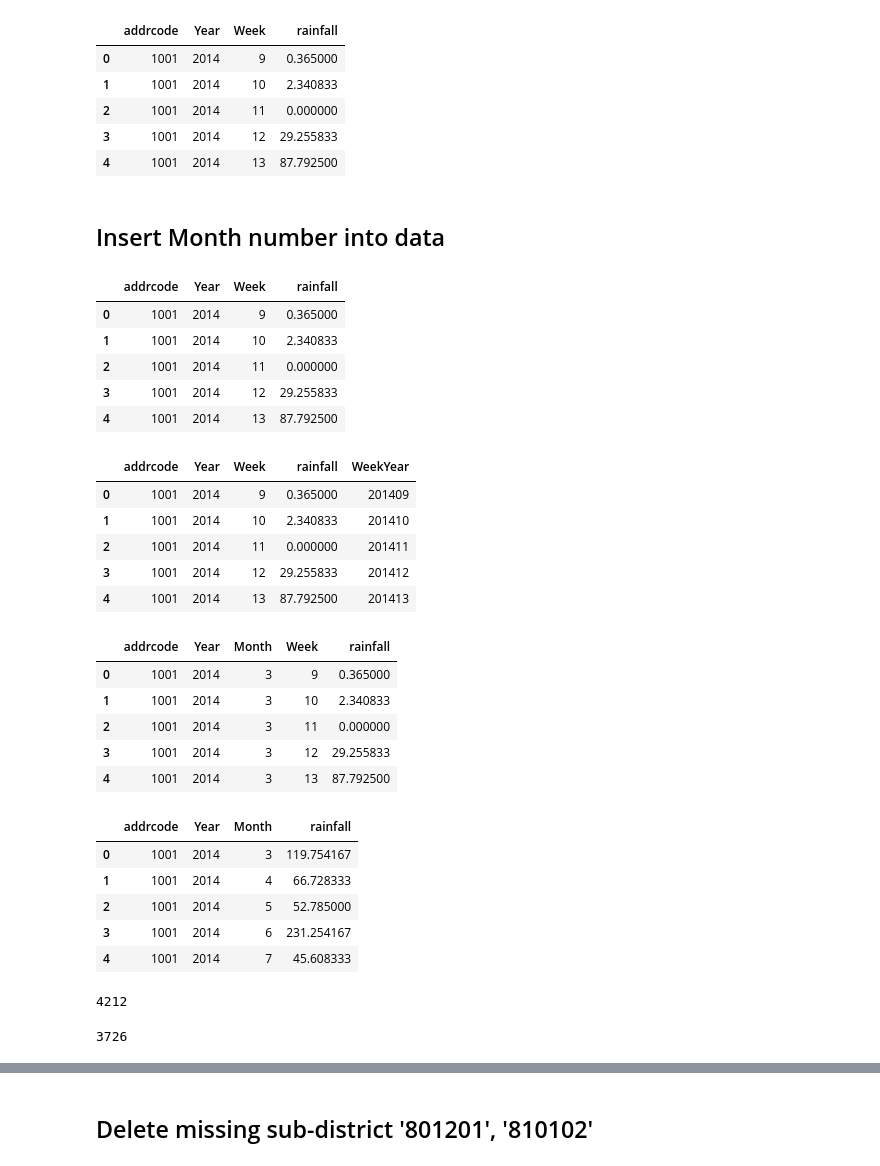
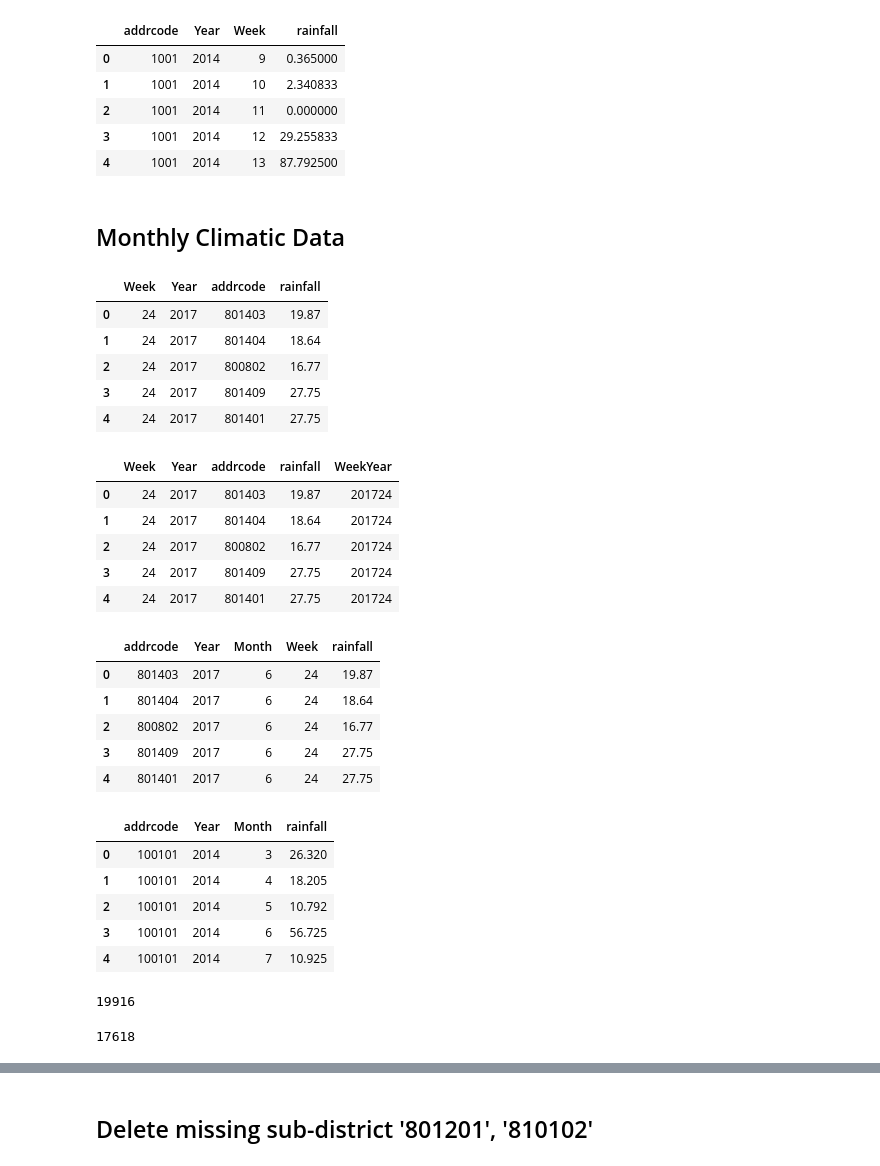
Before and after one commit to boonpakornn/dengue_data_statistic, a Jupyter notebook: Data Statistics.ipynb, the cells around one changed output, grey strips where cells are left out. Saved outputs shown, nothing was run; the diff lists cells and outputs as text; code cells hidden in the pictures.

```diff
--- a/Data Statistics.ipynb
+++ b/Data Statistics.ipynb
@@ -527,20 +519,20 @@ df_rain_dist.head()
 | 4 | 1001 | 2014 | 13 | 87.792500 |
 # %%
 df_rain_dist.to_csv('Data/Climatic Data/Rainfall_dist.csv', encoding = 'utf-8')
-# %% [markdown]
-## Insert Month number into data
+# %% [markdown]
+## Monthly Climatic Data
 # %%
-df_lst_dist = pd.read_csv(os.path.join('Data','Climatic Data','Rainfall_dist.csv'), index_col = 0)
+df_lst_dist = pd.read_csv(os.path.join('Data','Climatic Data','Rainfall_subdist.csv'))
 df_lst_dist['Week'] = df_lst_dist['Week'].astype(str)
 df_lst_dist['Year'] = df_lst_dist['Year'].astype(str)
 df_lst_dist.head()
 # %% [output]
-|  | addrcode | Year | Week | rainfall |
-| 0 | 1001 | 2014 | 9 | 0.365000 |
-| 1 | 1001 | 2014 | 10 | 2.340833 |
-| 2 | 1001 | 2014 | 11 | 0.000000 |
-| 3 | 1001 | 2014 | 12 | 29.255833 |
-| 4 | 1001 | 2014 | 13 | 87.792500 |
+|  | Week | Year | addrcode | rainfall |
+| 0 | 24 | 2017 | 801403 | 19.87 |
+| 1 | 24 | 2017 | 801404 | 18.64 |
+| 2 | 24 | 2017 | 800802 | 16.77 |
+| 3 | 24 | 2017 | 801409 | 27.75 |
+| 4 | 24 | 2017 | 801401 | 27.75 |
 # %%
 weekyear = []
 for i in range(len(df_lst_dist)):
@@ -553,12 +545,12 @@ df_lst_dist['WeekYear'] = weekyear
 df_lst_dist['WeekYear'] = df_lst_dist['WeekYear'].astype(int)
 df_lst_dist.head()
 # %% [output]
-|  | addrcode | Year | Week | rainfall | WeekYear |
-| 0 | 1001 | 2014 | 9 | 0.365000 | 201409 |
-| 1 | 1001 | 2014 | 10 | 2.340833 | 201410 |
-| 2 | 1001 | 2014 | 11 | 0.000000 | 201411 |
-| 3 | 1001 | 2014 | 12 | 29.255833 | 201412 |
-| 4 | 1001 | 2014 | 13 | 87.792500 | 201413 |
+|  | Week | Year | addrcode | rainfall | WeekYear |
+| 0 | 24 | 2017 | 801403 | 19.87 | 201724 |
+| 1 | 24 | 2017 | 801404 | 18.64 | 201724 |
+| 2 | 24 | 2017 | 800802 | 16.77 | 201724 |
+| 3 | 24 | 2017 | 801409 | 27.75 | 201724 |
+| 4 | 24 | 2017 | 801401 | 27.75 | 201724 |
 # %%
 df_lst_dist['LastDayWeek'] = pd.to_datetime((df_lst_dist['WeekYear']-1).astype(str) + "6", format="%Y%U%w")
 df_lst_dist['Month'] = pd.DatetimeIndex(df_lst_dist['LastDayWeek']).month
@@ -568,29 +560,29 @@ df_lst_dist = df_lst_dist[['addrcode','Year','Month','Week','rainfall']]
 df_lst_dist.head()
 # %% [output]
 |  | addrcode | Year | Month | Week | rainfall |
-| 0 | 1001 | 2014 | 3 | 9 | 0.365000 |
-| 1 | 1001 | 2014 | 3 | 10 | 2.340833 |
-| 2 | 1001 | 2014 | 3 | 11 | 0.000000 |
-| 3 | 1001 | 2014 | 3 | 12 | 29.255833 |
-| 4 | 1001 | 2014 | 3 | 13 | 87.792500 |
+| 0 | 801403 | 2017 | 6 | 24 | 19.87 |
+| 1 | 801404 | 2017 | 6 | 24 | 18.64 |
+| 2 | 800802 | 2017 | 6 | 24 | 16.77 |
+| 3 | 801409 | 2017 | 6 | 24 | 27.75 |
+| 4 | 801401 | 2017 | 6 | 24 | 27.75 |
 # %%
-df_lst_dist = df_lst_dist.groupby([df_lst_dist['addrcode'],df_lst_dist['Year'],df_lst_dist['Month']]).sum().reset_index()
+df_lst_dist = df_lst_dist.groupby([df_lst_dist['addrcode'],df_lst_dist['Year'],df_lst_dist['Month']]).mean().reset_index()
 df_lst_dist.head()
 # %% [output]
 |  | addrcode | Year | Month | rainfall |
-| 0 | 1001 | 2014 | 3 | 119.754167 |
-| 1 | 1001 | 2014 | 4 | 66.728333 |
-| 2 | 1001 | 2014 | 5 | 52.785000 |
-| 3 | 1001 | 2014 | 6 | 231.254167 |
-| 4 | 1001 | 2014 | 7 | 45.608333 |
+| 0 | 100101 | 2014 | 3 | 26.320 |
+| 1 | 100101 | 2014 | 4 | 18.205 |
+| 2 | 100101 | 2014 | 5 | 10.792 |
+| 3 | 100101 | 2014 | 6 | 56.725 |
+| 4 | 100101 | 2014 | 7 | 10.925 |
 # %%
 len(df_lst_dist)
 # %% [output]
-4212
+19916
 # %%
 df_lst_dist = df_lst_dist[df_lst_dist.Year != '2018']
 # %%
 len(df_lst_dist)
 # %% [output]
-3726
+17618
 # %%
```
Also changed, not shown: parts of 33 cells of this notebook, 2 other files.
